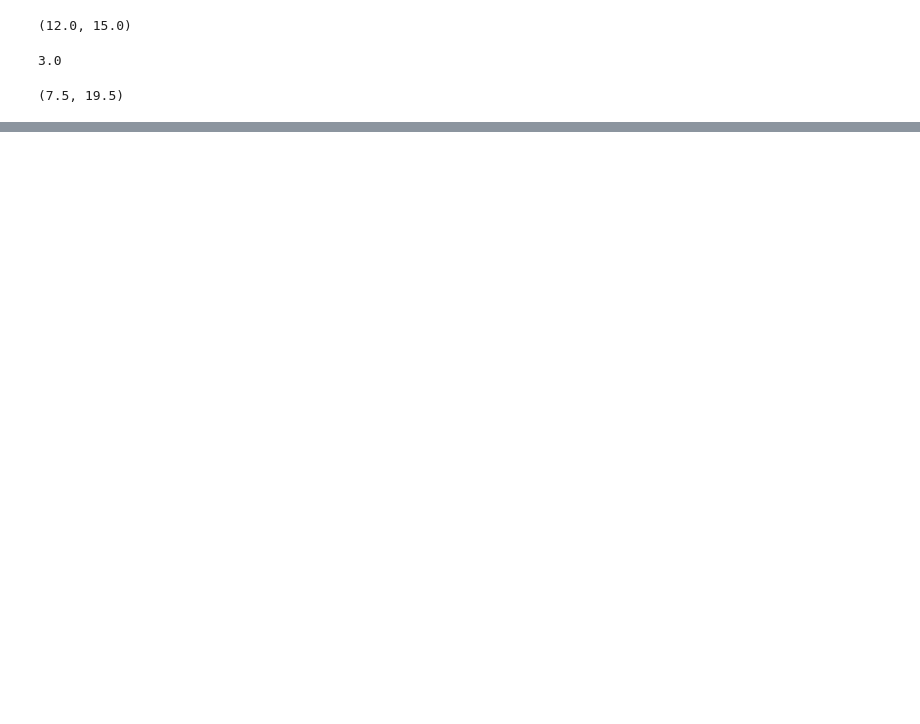
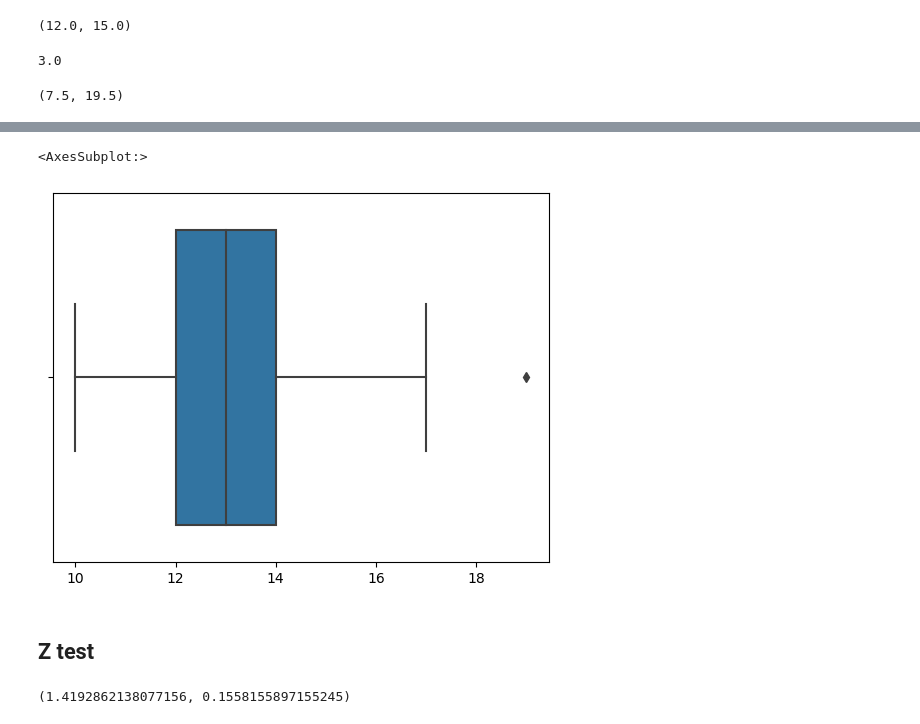
Before and after one commit to vigdisha/Statistics_DataScience, a Jupyter notebook: probability.ipynb, the cells around one changed output, grey strips where cells are left out. Saved outputs shown, nothing was run; the diff lists cells and outputs as text; code cells hidden in the pictures; blank space fills up the shorter version.

```diff
--- a/probability.ipynb
+++ b/probability.ipynb
@@ -147,0 +156,7 @@ lower_fence,higher_fence
+# %%
+sns.boxplot(data1)
+# %% [output]
+<AxesSubplot:>
+[figure, added]
+# %% [markdown]
+## Z test
@@ -147,0 +168,4 @@ lower_fence,higher_fence
+# %%
+ztest(data,value=100)
+# %% [output]
+(1.4192862138077156, 0.1558155897155245)
```
Also changed, not shown: parts of 7 cells of this notebook.
